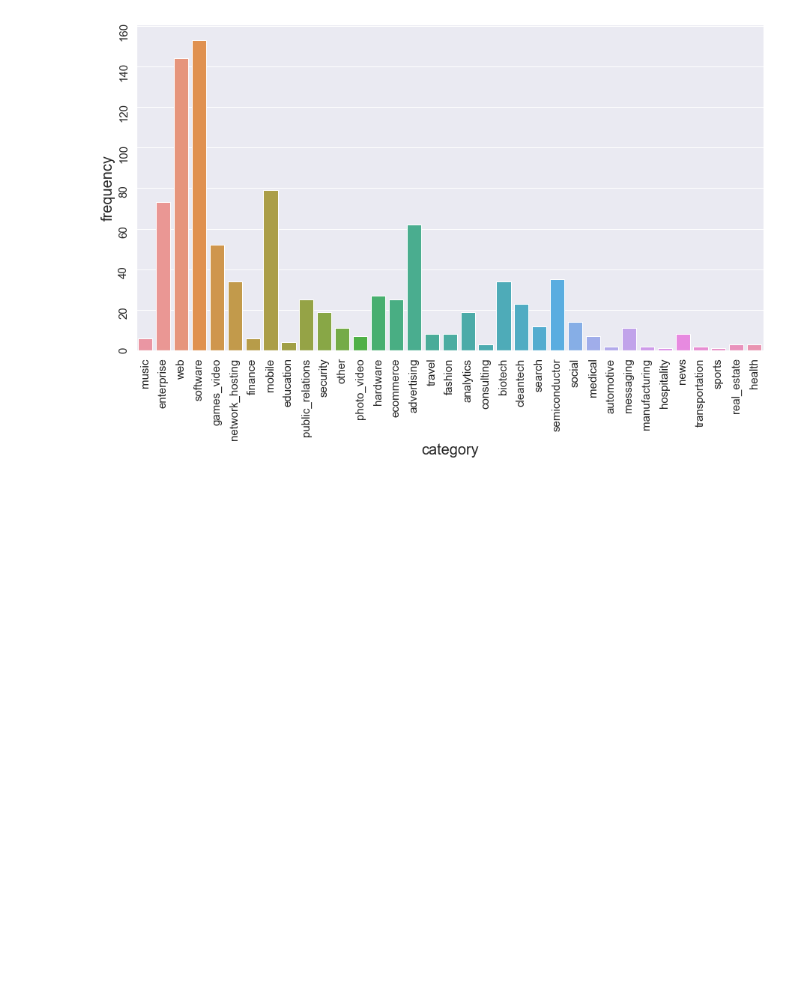
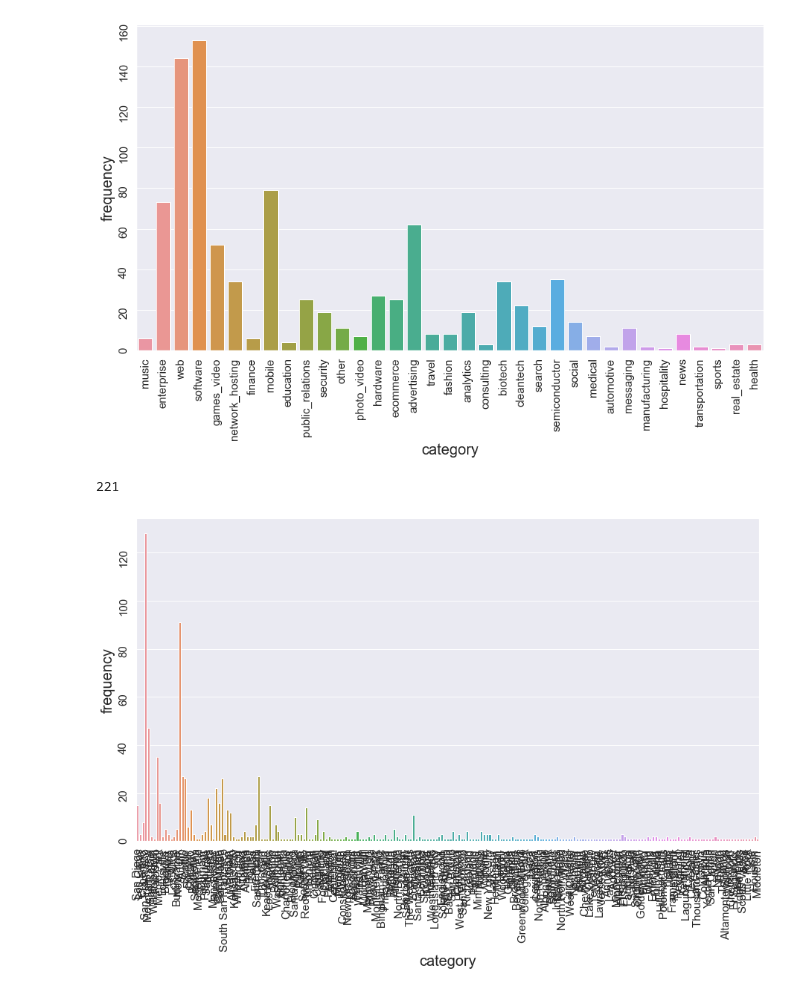
Before and after one commit to eniola-f/Hamoye_project, a Jupyter notebook: Startup_data.ipynb, the cells around one changed output. Saved outputs shown, nothing was run; the diff lists cells and outputs as text; code cells hidden in the pictures; blank space fills up the shorter version.

```diff
--- a/Startup_data.ipynb
+++ b/Startup_data.ipynb
@@ -329,3 +365,16 @@ plt.ylabel(ylabel="frequency", fontsize=20)
 plt.tick_params(labelsize=15, labelrotation=90)
 # %% [output]
 [figure]
+# %%
+startup.city.nunique()
+# %% [output]
+221
+# %%
+# There are 221 unique cities... It's a little hard to visualise
+sns.countplot(data=startup, x="city")
+
+plt.xlabel(xlabel="category", fontsize=20)
+plt.ylabel(ylabel="frequency", fontsize=20)
+plt.tick_params(labelsize=15, labelrotation=90)
+# %% [output]
+[figure, added]
```
Also changed, not shown: parts of 40 cells of this notebook.
